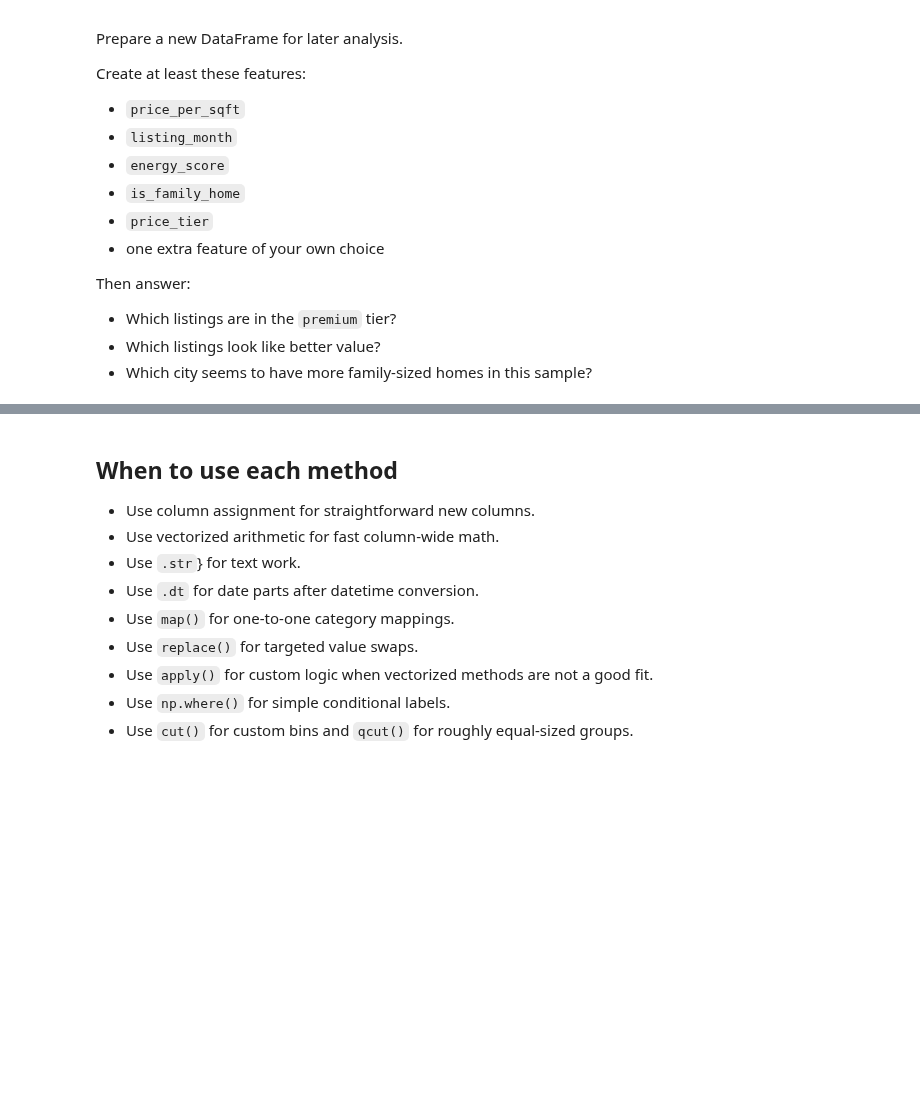
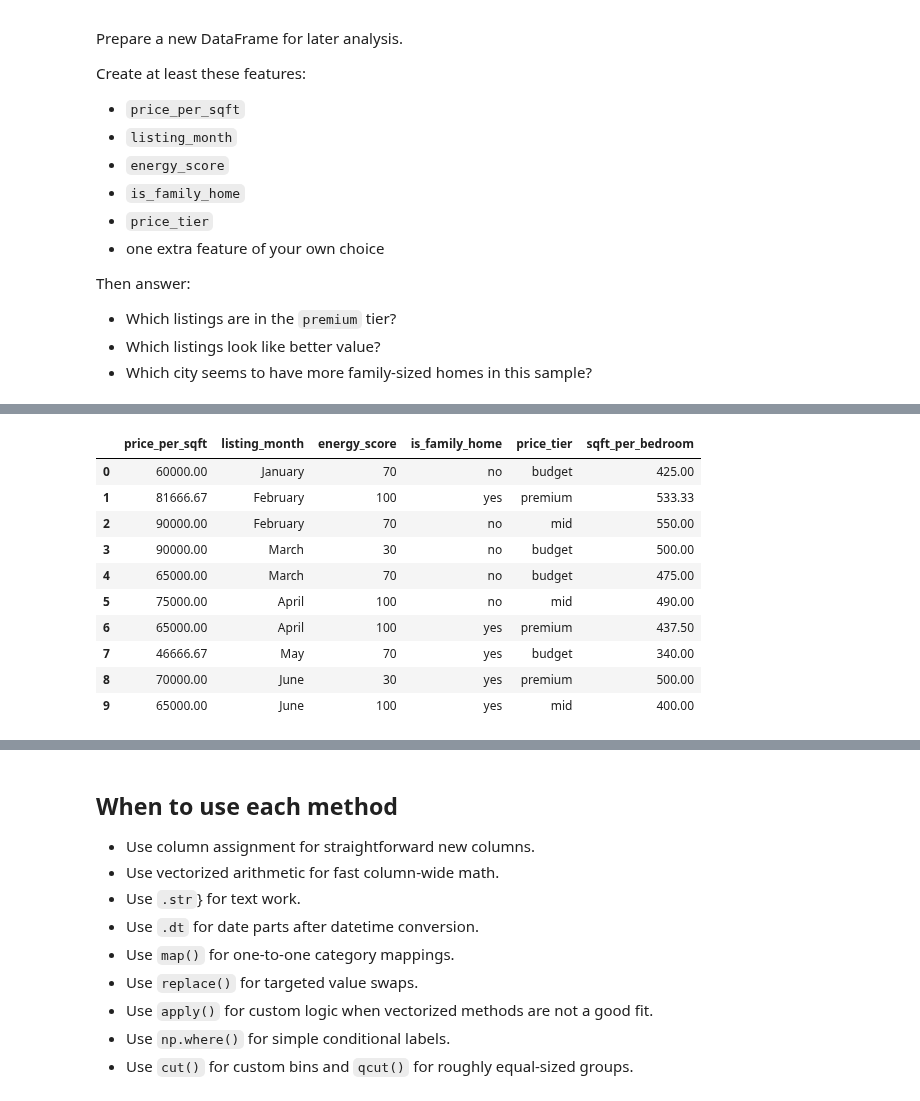
Before and after one commit to vanesalo10/python_data_course, a Jupyter notebook: Data_analytics/04_transformations_and_feature_engineering.ipynb, the cells around one changed output, grey strips where cells are left out. Cells and saved outputs as stored; diff of their text form; code cells hidden in the pictures; blank space fills up the shorter version.

```diff
--- a/Data_analytics/04_transformations_and_feature_engineering.ipynb
+++ b/Data_analytics/04_transformations_and_feature_engineering.ipynb
@@ -282,3 +282,11 @@ Try these with `housing`.
 6. Use `cut()` or `qcut()` to create a grouped price column.
 # %%
 # Write your practice answers here.
+housing_practice = housing.copy()
+housing_practice["price_per_bedroom"] = (housing_practice["price"] / housing_practice["bedrooms"]).round(2)
+housing_practice["listing_title_cleaned"] = housing_practice["listing_title"].str.strip().str.replace("-", " ", regex=False).str.title()
+housing_practice["listing_month_number"] = housing_practice["listing_date"].dt.month
+housing_practice["energy_score"] = housing_practice["energy_rating"].map({"A": 100, "B": 70, "C": 30})
+housing_practice["is_large"] = np.where(housing_practice["size_sqft"] < housing_practice["size_sqft"].median(), "large", "not large")
+housing_practice["price_tier"] = pd.qcut(housing_practice["price"], q=3, labels=["budget", "mid", "premium"])
+housing_practice[["price_per_bedroom", "listing_title_cleaned", "listing_month_number", "is_large", "price_tier"]]
@@ -303,3 +323,5 @@ Then answer:
 - Which city seems to have more family-sized homes in this sample?
 # %%
 # Write your mini challenge solution here.
+mini_challenge = housing.copy()
+mini_challenge.head()
@@ -305,0 +335,21 @@ Then answer:
+# %%
+mini_challenge["listing_title_cleaned"] = housing_practice["listing_title"].str.strip().str.replace("-", " ", regex=False).str.title()
+mini_challenge["price_per_sqft"] = (housing_practice["price"] / housing_practice["bedrooms"]).round(2)
+mini_challenge["listing_month"] = housing_practice["listing_date"].dt.month_name()
+mini_challenge["energy_score"] = mini_challenge["energy_rating"].map({"A": 100, "B": 70, "C": 30})
+mini_challenge["is_family_home"] = np.where(mini_challenge["bedrooms"] >= 3, "yes", "no")
+mini_challenge["price_tier"] = pd.qcut(mini_challenge["price"], q=3, labels=["budget", "mid", "premium"])
+mini_challenge["sqft_per_bedroom"] = (housing_practice["size_sqft"] / housing_practice["bedrooms"]).round(2)
+mini_challenge[["price_per_sqft", "listing_month", "energy_score", "is_family_home", "price_tier", "sqft_per_bedroom"]]
+# %% [output]
+|  | price_per_sqft | listing_month | energy_score | is_family_home | price_tier | sqft_per_bedroom |
+| 0 | 60000.00 | January | 70 | no | budget | 425.00 |
+| 1 | 81666.67 | February | 100 | yes | premium | 533.33 |
+| 2 | 90000.00 | February | 70 | no | mid | 550.00 |
+| 3 | 90000.00 | March | 30 | no | budget | 500.00 |
+| 4 | 65000.00 | March | 70 | no | budget | 475.00 |
+| 5 | 75000.00 | April | 100 | no | mid | 490.00 |
+| 6 | 65000.00 | April | 100 | yes | premium | 437.50 |
+| 7 | 46666.67 | May | 70 | yes | budget | 340.00 |
+| 8 | 70000.00 | June | 30 | yes | premium | 500.00 |
+| 9 | 65000.00 | June | 100 | yes | mid | 400.00 |
```
Also changed, not shown: parts of 3 cells of this notebook.
